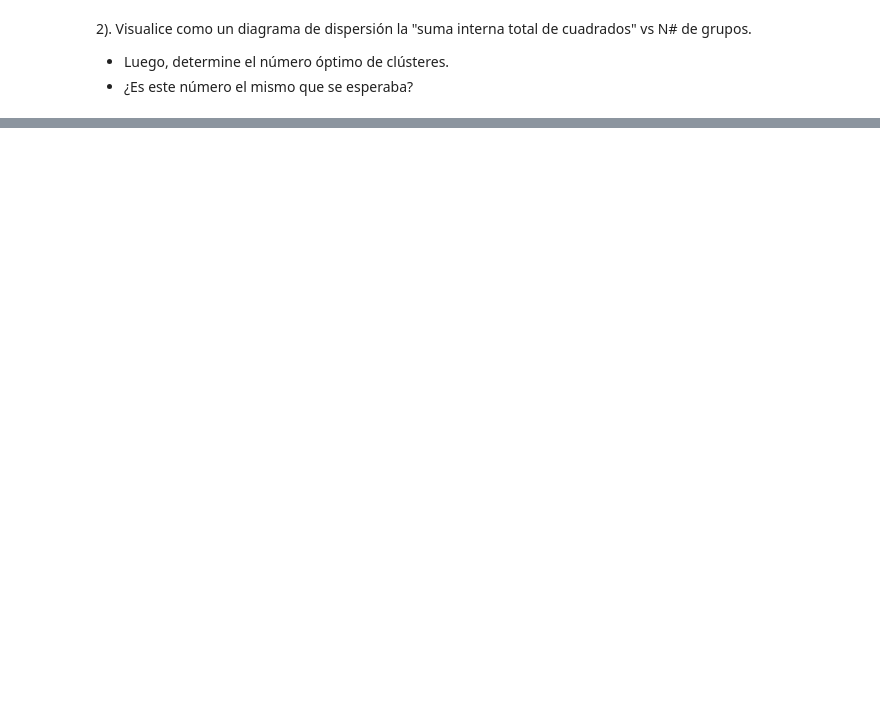
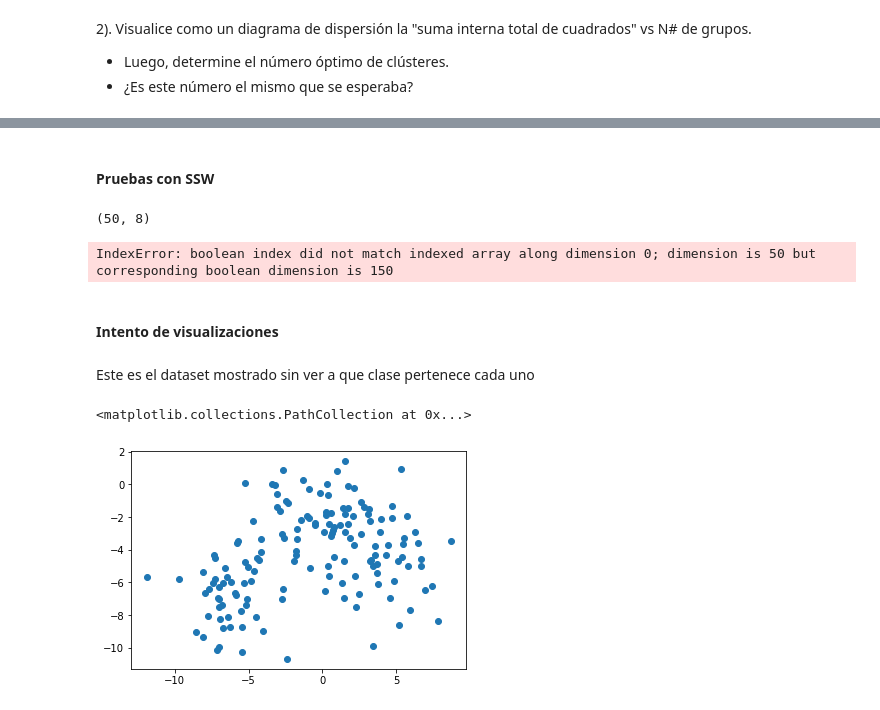
Before and after one commit to AndreaMendez09/Samsung-IA, a Jupyter notebook: 3.Ejercicios completados/2. Ejercicios obligatorios/Entregable 4 ML/problem_0401.ipynb, the cells around one changed output, grey strips where cells are left out. Saved outputs shown, nothing was run; the diff lists cells and outputs as text; code cells hidden in the pictures; blank space fills up the shorter version.

```diff
--- a/3.Ejercicios completados/2. Ejercicios obligatorios/Entregable 4 ML/problem_0401.ipynb
+++ b/3.Ejercicios completados/2. Ejercicios obligatorios/Entregable 4 ML/problem_0401.ipynb
@@ -36,0 +82,37 @@ def total_internal_ss(X, centers, clusters):
+# %% [markdown]
+#### Pruebas con SSW
+# %%
+def total_internal_ss(X, centers, clusters):
+    SSW = 0
+    for label in np.unique(clusters):
+        x_with_label = X[clusters == label]
+        SSW += ((x_with_label - centers[label])**2)
+    return SSW
+
+tss = total_internal_ss(X, kmeans.cluster_centers_, kmeans.labels_)
+tss.shape
+# %% [output]
+(50, 8)
+# %%
+u_labels = np.unique(kmeans.labels_)
+centroids = kmeans.cluster_centers_
+
+for i in u_labels:
+    plt.scatter(tss[label == i , 0] , tss[label == i , 1] , label = i)
+
+plt.scatter(centroids[:,0] , centroids[:,1] , s = 100, color = 'black') #Siendo s el tamaño del punto
+plt.legend()
+plt.show()
+# %% [output]
+IndexError: boolean index did not match indexed array along dimension 0; dimension is 50 but corresponding boolean dimension is 150
+# %% [markdown]
+#### Intento de visualizaciones
+# %% [markdown]
+Este es el dataset mostrado sin ver a que clase pertenece cada uno
+# %%
+X_P, label = make_blobs(n_samples=150, n_features=8, centers=3, cluster_std = 2, random_state=123)
+plt.figure()
+plt.scatter(X_P[:,0], X_P[:,1])
+# %% [output]
+<matplotlib.collections.PathCollection at 0x...>
+[figure, added]
```
Also changed, not shown: parts of 15 cells of this notebook, 3 other files.
